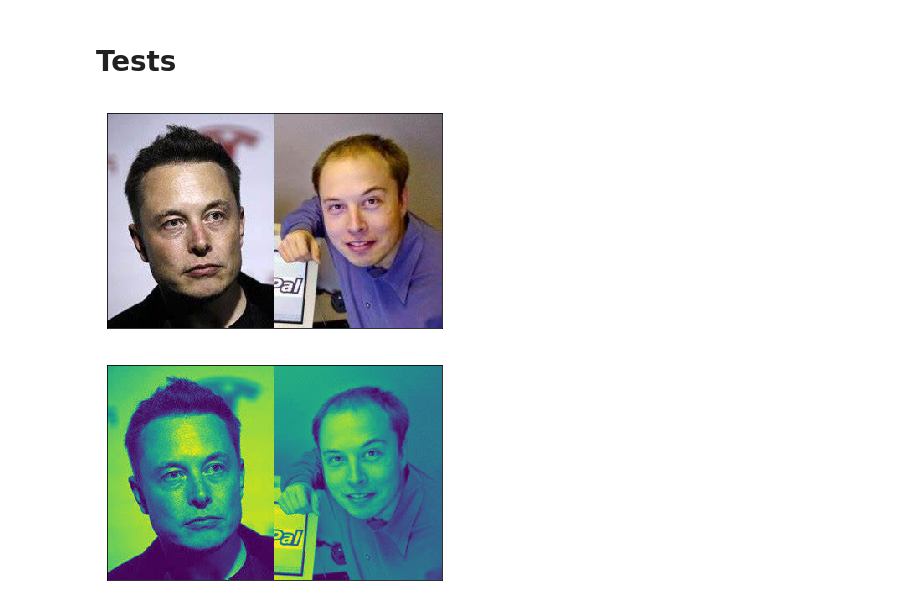
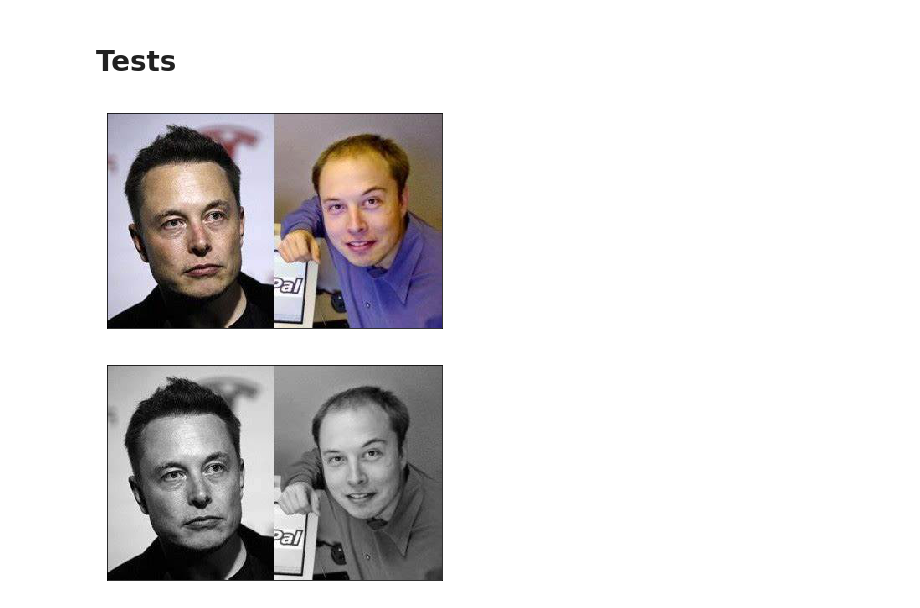
Before and after one commit to frtu/face-recognition-platform, a Jupyter notebook: notebook/image_utils.ipynb, the cells around one changed output. Drawn from its saved outputs; the diff is of its cells as text; code cells hidden in the pictures.

Commit message:
More experiment on color & display interpretation

```diff
--- a/notebook/image_utils.ipynb
+++ b/notebook/image_utils.ipynb
@@ -28,18 +28,26 @@ def img_read_cv(img_path, color_mode=cv2.IMREAD_COLOR):
     return img
 
 # change BGR to RGB
-def img_color(img, color_mode=cv2.COLOR_BGR2RGB):
-    # https://opencv-python-tutroals.readthedocs.io/en/latest/py_tutorials/py_imgproc/py_colorspaces/py_colorspaces.html
+def img_convert_color(img, color_mode=cv2.COLOR_BGR2RGB):
+    # https://www.ccoderun.ca/programming/doxygen/opencv/group__imgproc__color__conversions.html
     img = cv2.cvtColor(img, color_mode)
     return img
 # %%
 # https://matplotlib.org/3.1.1/api/_as_gen/matplotlib.pyplot.imshow.html
+# https://matplotlib.org/api/pyplot_api.html#matplotlib.pyplot.imshow
 from matplotlib import pyplot as plt
 
 def img_show(img, func=identity):
     plt.imshow(func(img))
     plt.xticks([]), plt.yticks([])  # to hide tick values on X and Y axis
     plt.show()
+
+def img_show_using_color(img, color_map='gray'):
+    # https://matplotlib.org/3.1.1/tutorials/colors/colormaps.html
+    # IT DOESN'T CHANGE the color map, it INTERPRETS IT
+    plt.imshow(img, cmap=color_map)
+    plt.xticks([]), plt.yticks([])  # to hide tick values on X and Y axis
+    plt.show()
 # %% [markdown]
 # Tests
 # %%
@@ -47,12 +55,12 @@ img_path = '../data/faces/elon_musk.jpeg'
 # %%
 # READ COLOR
 img = img_read_cv(img_path)
-img = img_color(img)
+img = img_convert_color(img)
 img_show(img)
 
 # READ GRAYSCALE
 img = img_read_cv(img_path, cv2.IMREAD_GRAYSCALE)
-img_show(img)
+img_show_using_color(img, 'gray')
 # %% [output]
 [figure]
-[figure, old version]
+[figure, new version]
```
Also changed, not shown: parts of 2 cells of this notebook.
